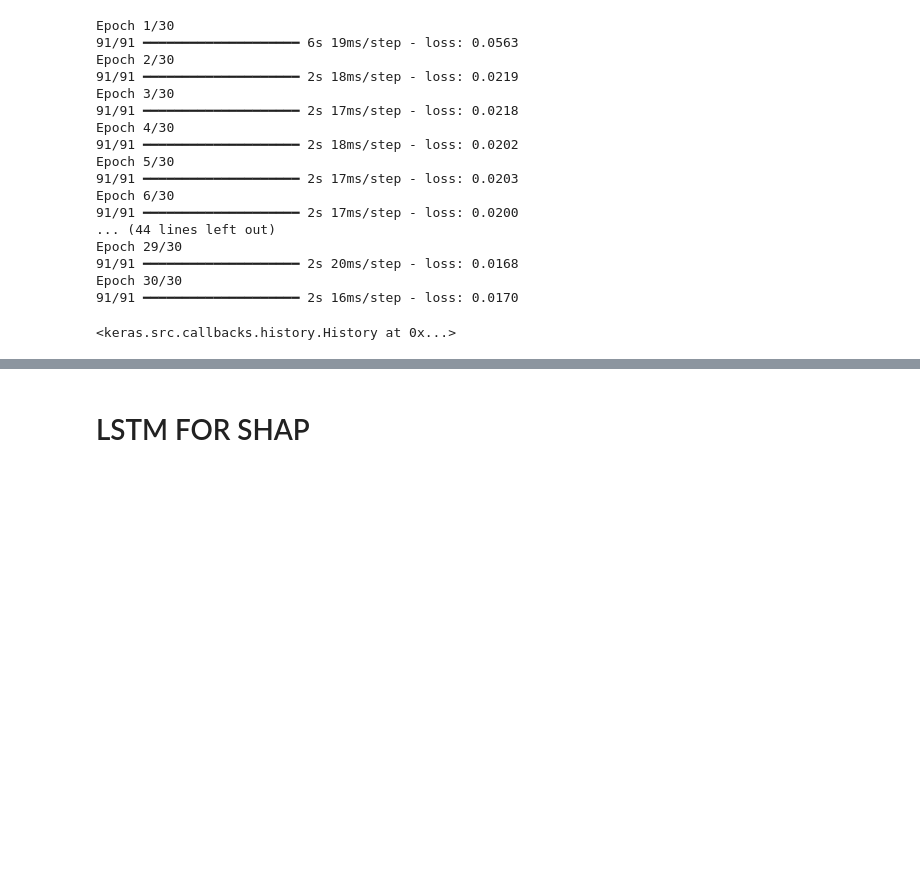
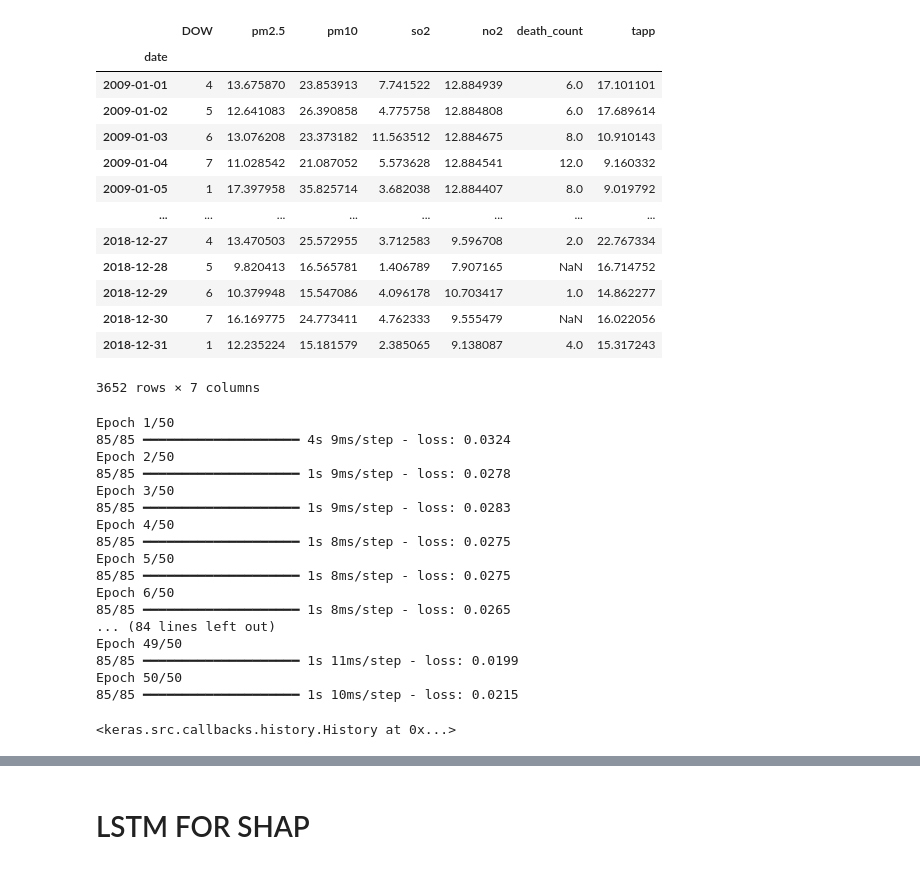
Before and after one commit to Rirhandzu-Novela/Highveld-air-pollution-prediction-health-impacts, a Jupyter notebook: Mortality_Python/Morta-Prediction-LSTM.ipynb, the cells around one changed output, grey strips where cells are left out. Cells and saved outputs as stored; diff of their text form; code cells hidden in the pictures; blank space fills up the shorter version.

```diff
--- a/Mortality_Python/Morta-Prediction-LSTM.ipynb
+++ b/Mortality_Python/Morta-Prediction-LSTM.ipynb
@@ -22,7 +22,33 @@ import tensorflow as tf
 #print(tf.__version_)
 # %%
 # Load and clean the dataset
-df = pd.read_csv('C:/Users/User/Documents/GitHub/Health-impacts-of-air-pollution/MortData/GertPollMortAll.csv', sep=';', header=0, index_col=0, parse_dates=True)
+df = pd.read_csv('C:/Users/User/Documents/GitHub/Health-impacts-of-air-pollution/GertPollPulMort.csv', sep=';', header=0, index_col=0, parse_dates=True)
+# %%
+df["svp"] = 6.112 * 10 ** (7.5 * df["temp"] / (237.7 + df["temp"]))
+
+df["avp"] = (df["relHum"] * df["svp"]) / 100
+
+df["dew"] = (-430.22 + 237.7 * np.log(df["avp"])) / (-np.log(df["avp"]) + 19.08)
+
+df["tapp"] = -2.653 + (0.994 * df["temp"]) + (0.0153 * df["dew"])
+# %%
+df = df.drop(columns=['temp', 'relHum', 'svp', 'avp', 'dew'])
+df
+# %% [output]
+|  | DOW | pm2.5 | pm10 | so2 | no2 | death_count | tapp |
+| date |  |  |  |  |  |  |  |
+| 2009-01-01 | 4 | 13.675870 | 23.853913 | 7.741522 | 12.884939 | 6.0 | 17.101101 |
+| 2009-01-02 | 5 | 12.641083 | 26.390858 | 4.775758 | 12.884808 | 6.0 | 17.689614 |
+| 2009-01-03 | 6 | 13.076208 | 23.373182 | 11.563512 | 12.884675 | 8.0 | 10.910143 |
+| 2009-01-04 | 7 | 11.028542 | 21.087052 | 5.573628 | 12.884541 | 12.0 | 9.160332 |
+| 2009-01-05 | 1 | 17.397958 | 35.825714 | 3.682038 | 12.884407 | 8.0 | 9.019792 |
+| ... | ... | ... | ... | ... | ... | ... | ... |
+| 2018-12-27 | 4 | 13.470503 | 25.572955 | 3.712583 | 9.596708 | 2.0 | 22.767334 |
+| 2018-12-28 | 5 | 9.820413 | 16.565781 | 1.406789 | 7.907165 | NaN | 16.714752 |
+| 2018-12-29 | 6 | 10.379948 | 15.547086 | 4.096178 | 10.703417 | 1.0 | 14.862277 |
+| 2018-12-30 | 7 | 16.169775 | 24.773411 | 4.762333 | 9.555479 | NaN | 16.022056 |
+| 2018-12-31 | 1 | 12.235224 | 15.181579 | 2.385065 | 9.138087 | 4.0 | 15.317243 |
+3652 rows × 7 columns
 # %%
 # Drop rows with any NaN values
 df_cleaned = df.dropna()
@@ -66,25 +92,25 @@ model.add(Dense(1))
 model.compile(optimizer='adam', loss='mse')
 # %%
 # Step 4: Train the Model
-model.fit(X_train, y_train, epochs=30, batch_size=32, verbose=1)
+model.fit(X_train, y_train, epochs=50, batch_size=32, verbose=1)
 # %% [output]
-Epoch 1/30
-91/91 ━━━━━━━━━━━━━━━━━━━━ 6s 19ms/step - loss: 0.0563
-Epoch 2/30
-91/91 ━━━━━━━━━━━━━━━━━━━━ 2s 18ms/step - loss: 0.0219
-Epoch 3/30
-91/91 ━━━━━━━━━━━━━━━━━━━━ 2s 17ms/step - loss: 0.0218
-Epoch 4/30
-91/91 ━━━━━━━━━━━━━━━━━━━━ 2s 18ms/step - loss: 0.0202
-Epoch 5/30
-91/91 ━━━━━━━━━━━━━━━━━━━━ 2s 17ms/step - loss: 0.0203
-Epoch 6/30
-91/91 ━━━━━━━━━━━━━━━━━━━━ 2s 17ms/step - loss: 0.0200
-... (44 lines left out)
-Epoch 29/30
-91/91 ━━━━━━━━━━━━━━━━━━━━ 2s 20ms/step - loss: 0.0168
-Epoch 30/30
-91/91 ━━━━━━━━━━━━━━━━━━━━ 2s 16ms/step - loss: 0.0170
+Epoch 1/50
+85/85 ━━━━━━━━━━━━━━━━━━━━ 4s 9ms/step - loss: 0.0324
+Epoch 2/50
+85/85 ━━━━━━━━━━━━━━━━━━━━ 1s 9ms/step - loss: 0.0278
+Epoch 3/50
+85/85 ━━━━━━━━━━━━━━━━━━━━ 1s 9ms/step - loss: 0.0283
+Epoch 4/50
+85/85 ━━━━━━━━━━━━━━━━━━━━ 1s 8ms/step - loss: 0.0275
+Epoch 5/50
+85/85 ━━━━━━━━━━━━━━━━━━━━ 1s 8ms/step - loss: 0.0275
+Epoch 6/50
+85/85 ━━━━━━━━━━━━━━━━━━━━ 1s 8ms/step - loss: 0.0265
+... (84 lines left out)
+Epoch 49/50
+85/85 ━━━━━━━━━━━━━━━━━━━━ 1s 11ms/step - loss: 0.0199
+Epoch 50/50
+85/85 ━━━━━━━━━━━━━━━━━━━━ 1s 10ms/step - loss: 0.0215
 <keras.src.callbacks.history.History at 0x...>
 # %%
 # Step 5: Make Predictions for Daily Mortality
```
Also changed, not shown: parts of 21 cells of this notebook, 24 other files.
